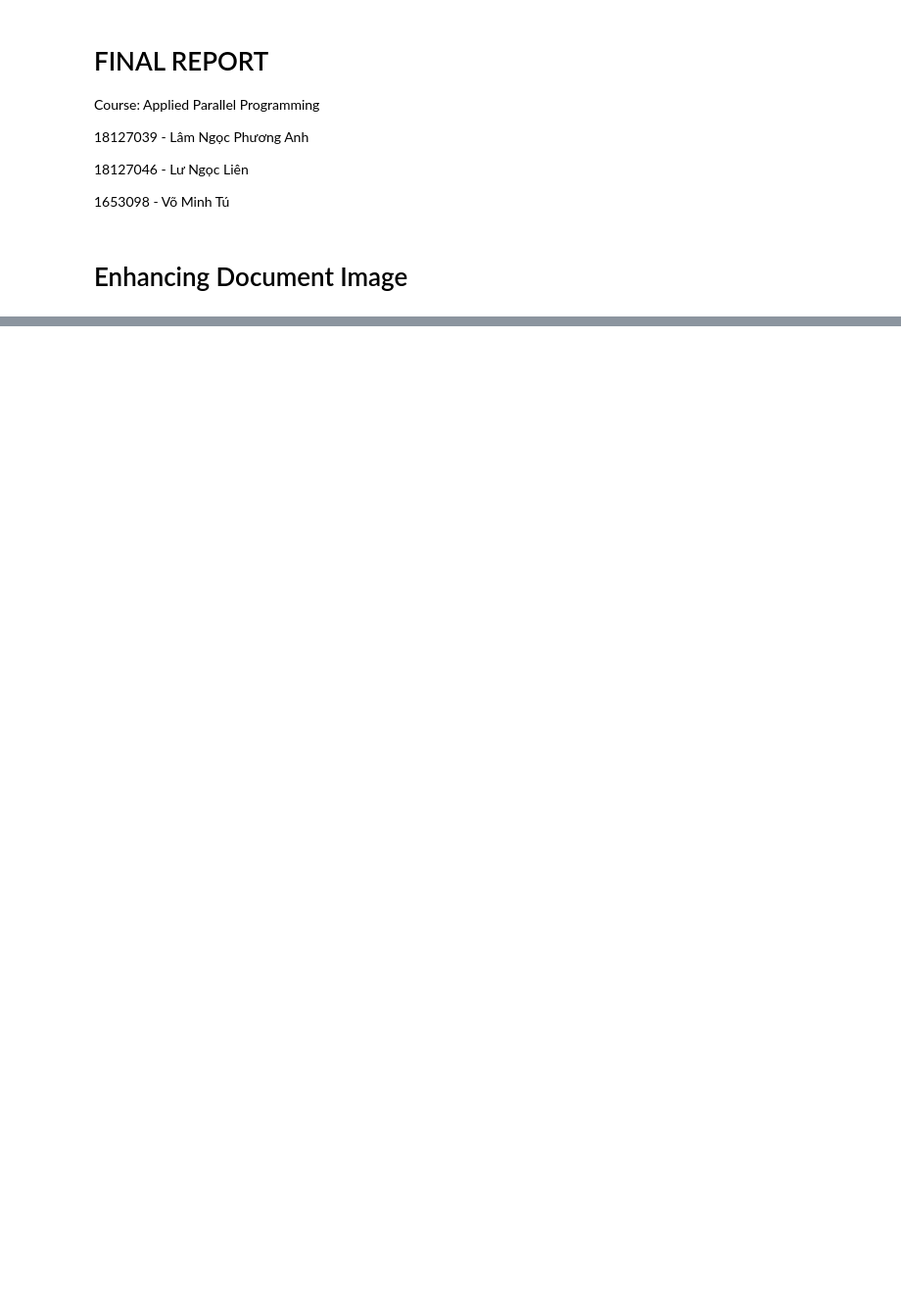
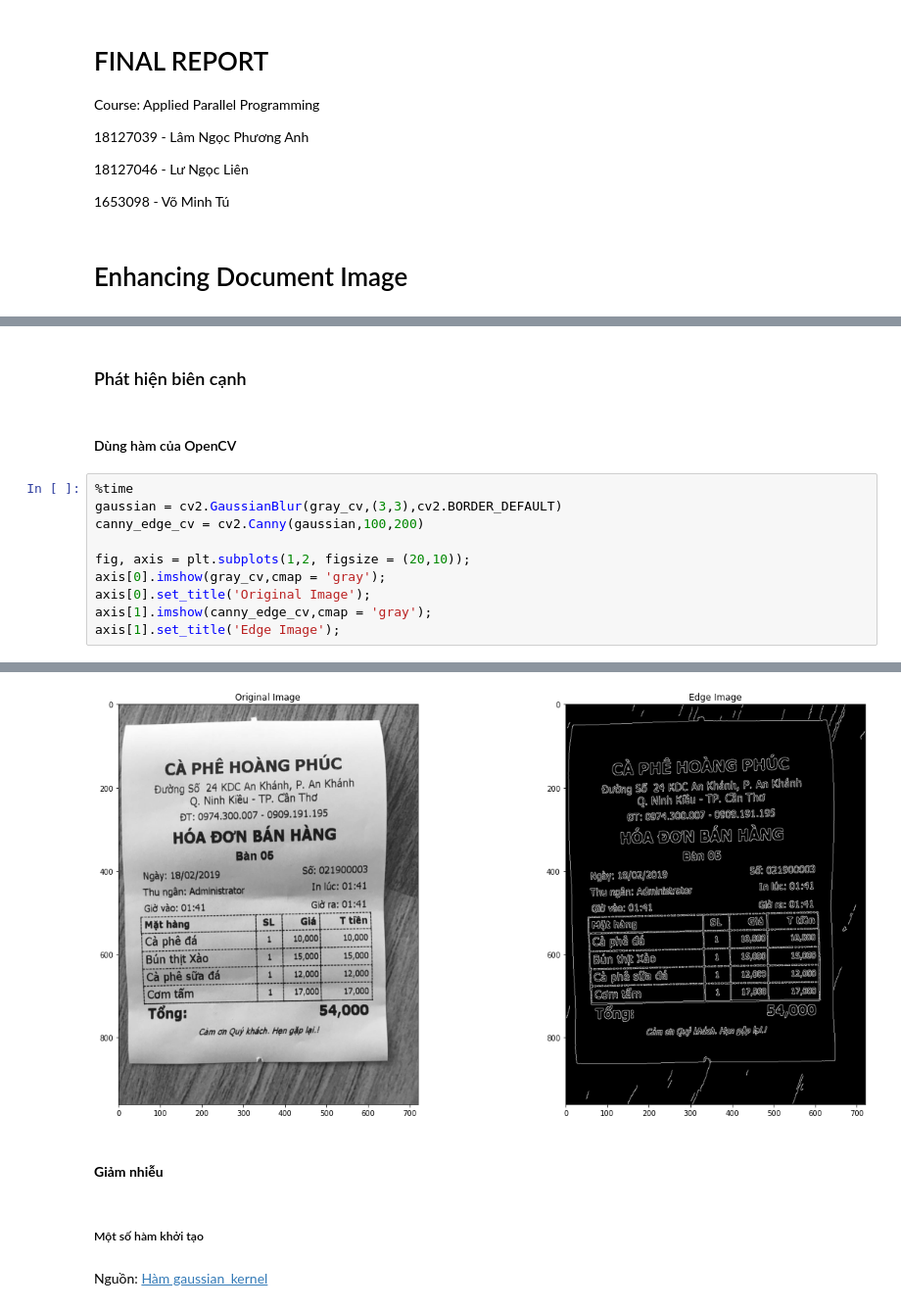
Before and after one commit to lnpanh/CSC14116, a Jupyter notebook: Report.ipynb, the cells around one changed output, grey strips where cells are left out. Shown at 98% size. Drawn from its saved outputs; the diff is of its cells as text; blank space fills up the shorter version.

Commit message:
Add explanations for 3 steps  of problem and executing code for all 4 steps

```diff
--- a/Report.ipynb
+++ b/Report.ipynb
@@ -102,0 +214,15 @@ Một vài ứng dụng sử dụng bài toán này là:
+# %% [markdown]
+### Phát hiện biên cạnh
+# %% [markdown]
+#### Dùng hàm của OpenCV
+# %%
+%time
+gaussian = cv2.GaussianBlur(gray_cv,(3,3),cv2.BORDER_DEFAULT)
+canny_edge_cv = cv2.Canny(gaussian,100,200)
+
+fig, axis = plt.subplots(1,2, figsize = (20,10));
+axis[0].imshow(gray_cv,cmap = 'gray');
+axis[0].set_title('Original Image');
+axis[1].imshow(canny_edge_cv,cmap = 'gray');
+axis[1].set_title('Edge Image');
+# %% [output]
@@ -102,0 +231,7 @@ Một vài ứng dụng sử dụng bài toán này là:
+[figure, added]
+# %% [markdown]
+#### **Giảm nhiễu**
+# %% [markdown]
+##### Một số hàm khởi tạo
+# %% [markdown]
+Nguồn: [Hàm gaussian_kernel](https://towardsdatascience.com/canny-edge-detection-step-by-step-in-python-computer-vision-b49c3a2d8123?fbclid=IwAR0e9rtoffrqAwTEx9bc8TzpX3y0bgx3UcDRkJR_njyENCY8heaObum6Nks)
```
Also changed, not shown: parts of 93 cells of this notebook.
